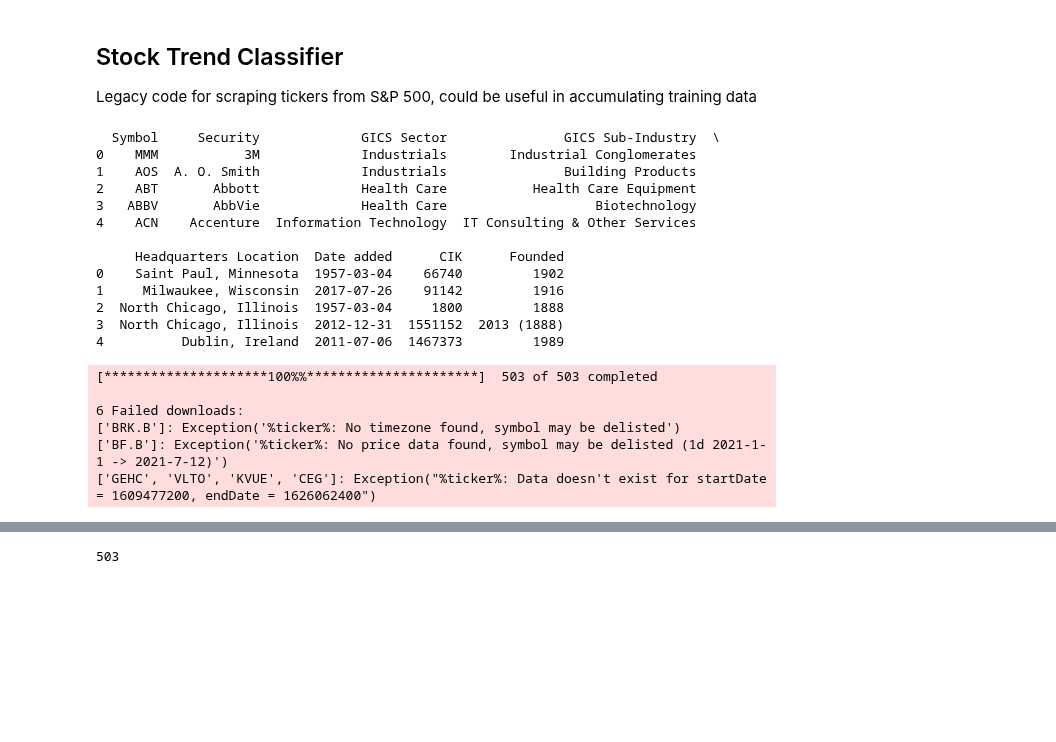
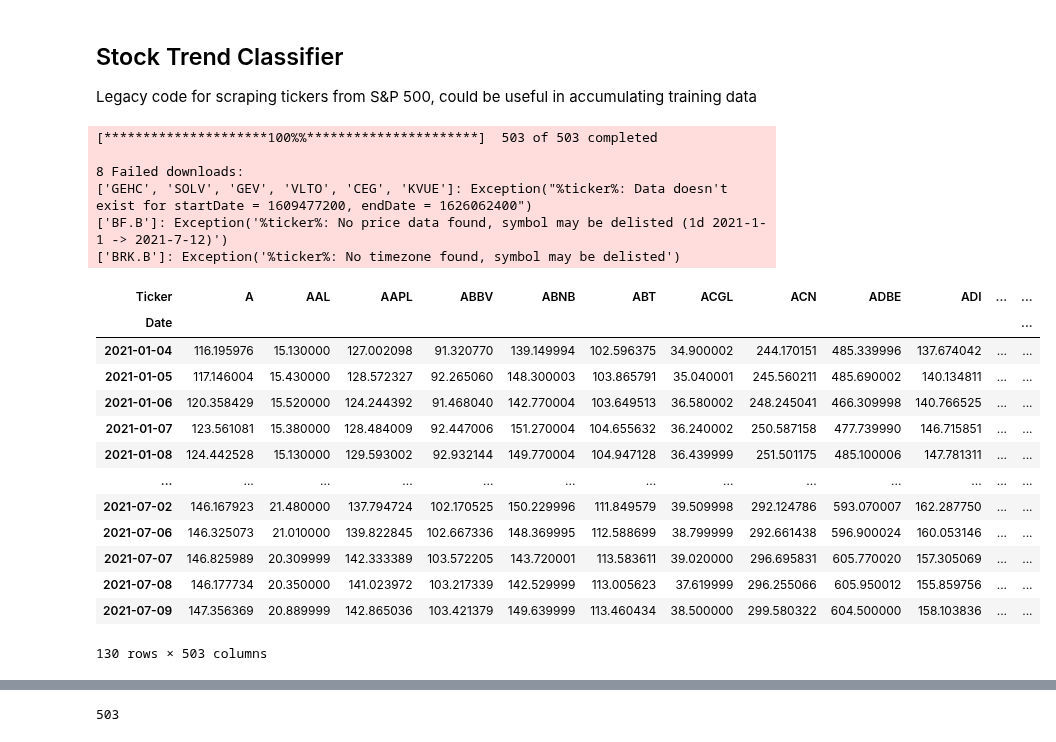
Before and after one commit to tcarlucc/machine-learning-final, a Jupyter notebook: stock_trend_classifier.ipynb, the cells around one changed output, grey strips where cells are left out. Cells and saved outputs as stored; diff of their text form; code cells hidden in the pictures; blank space fills up the shorter version.

```diff
--- a/stock_trend_classifier.ipynb
+++ b/stock_trend_classifier.ipynb
@@ -1,6 +1,6 @@
-# %% [markdown]
-## Stock Trend Classifier
-Legacy code for scraping tickers from S&P 500, could be useful in accumulating training data
+# %% [markdown]
+## Stock Trend Classifier
+Legacy code for scraping tickers from S&P 500, could be useful in accumulating training data
 # %%
 # Importing libraries
 import os
@@ -23,27 +23,29 @@ from joblib import Memory
 # %%
 # Read and print the stock tickers that make up S&P500
 tickers = pd.read_html(
     'https://en.wikipedia.org/wiki/List_of_S%26P_500_companies')[0]
 
 # Get the data for these tickers from yahoo finance
 yf_top500 = yf.download(tickers.Symbol.to_list(),'2021-1-1','2021-7-12', auto_adjust=True)['Close']
+yf_top500
 # %% [output]
-  Symbol     Security             GICS Sector               GICS Sub-Industry  \
-0    MMM           3M             Industrials        Industrial Conglomerates
-1    AOS  A. O. Smith             Industrials               Building Products
-2    ABT       Abbott             Health Care           Health Care Equipment
-3   ABBV       AbbVie             Health Care                   Biotechnology
-4    ACN    Accenture  Information Technology  IT Consulting & Other Services
+[*********************100%%**********************]  503 of 503 completed
 
-     Headquarters Location  Date added      CIK      Founded
-0    Saint Paul, Minnesota  1957-03-04    66740         1902
-1     Milwaukee, Wisconsin  2017-07-26    91142         1916
-2  North Chicago, Illinois  1957-03-04     1800         1888
-3  North Chicago, Illinois  2012-12-31  1551152  2013 (1888)
-4          Dublin, Ireland  2011-07-06  1467373         1989
+8 Failed downloads:
+['GEHC', 'SOLV', 'GEV', 'VLTO', 'CEG', 'KVUE']: Exception("%ticker%: Data doesn't exist for startDate = 1609477200, endDate = 1626062400")
+['BF.B']: Exception('%ticker%: No price data found, symbol may be delisted (1d 2021-1-1 -> 2021-7-12)')
+['BRK.B']: Exception('%ticker%: No timezone found, symbol may be delisted')
+| Ticker | A | AAL | AAPL | ABBV | ABNB | ABT | ACGL | ACN | ADBE | ADI | ... | ... |
+| Date |  |  |  |  |  |  |  |  |  |  |  | ... |
+| 2021-01-04 | 116.195976 | 15.130000 | 127.002098 | 91.320770 | 139.149994 | 102.596375 | 34.900002 | 244.170151 | 485.339996 | 137.674042 | ... | ... |
+| 2021-01-05 | 117.146004 | 15.430000 | 128.572327 | 92.265060 | 148.300003 | 103.865791 | 35.040001 | 245.560211 | 485.690002 | 140.134811 | ... | ... |
+| 2021-01-06 | 120.358429 | 15.520000 | 124.244392 | 91.468040 | 142.770004 | 103.649513 | 36.580002 | 248.245041 | 466.309998 | 140.766525 | ... | ... |
+| 2021-01-07 | 123.561081 | 15.380000 | 128.484009 | 92.447006 | 151.270004 | 104.655632 | 36.240002 | 250.587158 | 477.739990 | 146.715851 | ... | ... |
+| 2021-01-08 | 124.442528 | 15.130000 | 129.593002 | 92.932144 | 149.770004 | 104.947128 | 36.439999 | 251.501175 | 485.100006 | 147.781311 | ... | ... |
+| ... | ... | ... | ... | ... | ... | ... | ... | ... | ... | ... | ... | ... |
+| 2021-07-02 | 146.167923 | 21.480000 | 137.794724 | 102.170525 | 150.229996 | 111.849579 | 39.509998 | 292.124786 | 593.070007 | 162.287750 | ... | ... |
+| 2021-07-06 | 146.325073 | 21.010000 | 139.822845 | 102.667336 | 148.369995 | 112.588699 | 38.799999 | 292.661438 | 596.900024 | 160.053146 | ... | ... |
+| 2021-07-07 | 146.825989 | 20.309999 | 142.333389 | 103.572205 | 143.720001 | 113.583611 | 39.020000 | 296.695831 | 605.770020 | 157.305069 | ... | ... |
+| 2021-07-08 | 146.177734 | 20.350000 | 141.023972 | 103.217339 | 142.529999 | 113.005623 | 37.619999 | 296.255066 | 605.950012 | 155.859756 | ... | ... |
+| 2021-07-09 | 147.356369 | 20.889999 | 142.865036 | 103.421379 | 149.639999 | 113.460434 | 38.500000 | 299.580322 | 604.500000 | 158.103836 | ... | ... |
-[*********************100%%**********************]  503 of 503 completed
-
-6 Failed downloads:
-['BRK.B']: Exception('%ticker%: No timezone found, symbol may be delisted')
-['BF.B']: Exception('%ticker%: No price data found, symbol may be delisted (1d 2021-1-1 -> 2021-7-12)')
-['GEHC', 'VLTO', 'KVUE', 'CEG']: Exception("%ticker%: Data doesn't exist for startDate = 1609477200, endDate = 1626062400")
+130 rows × 503 columns
```
Also changed, not shown: parts of 1 cell of this notebook, 1 other file.
